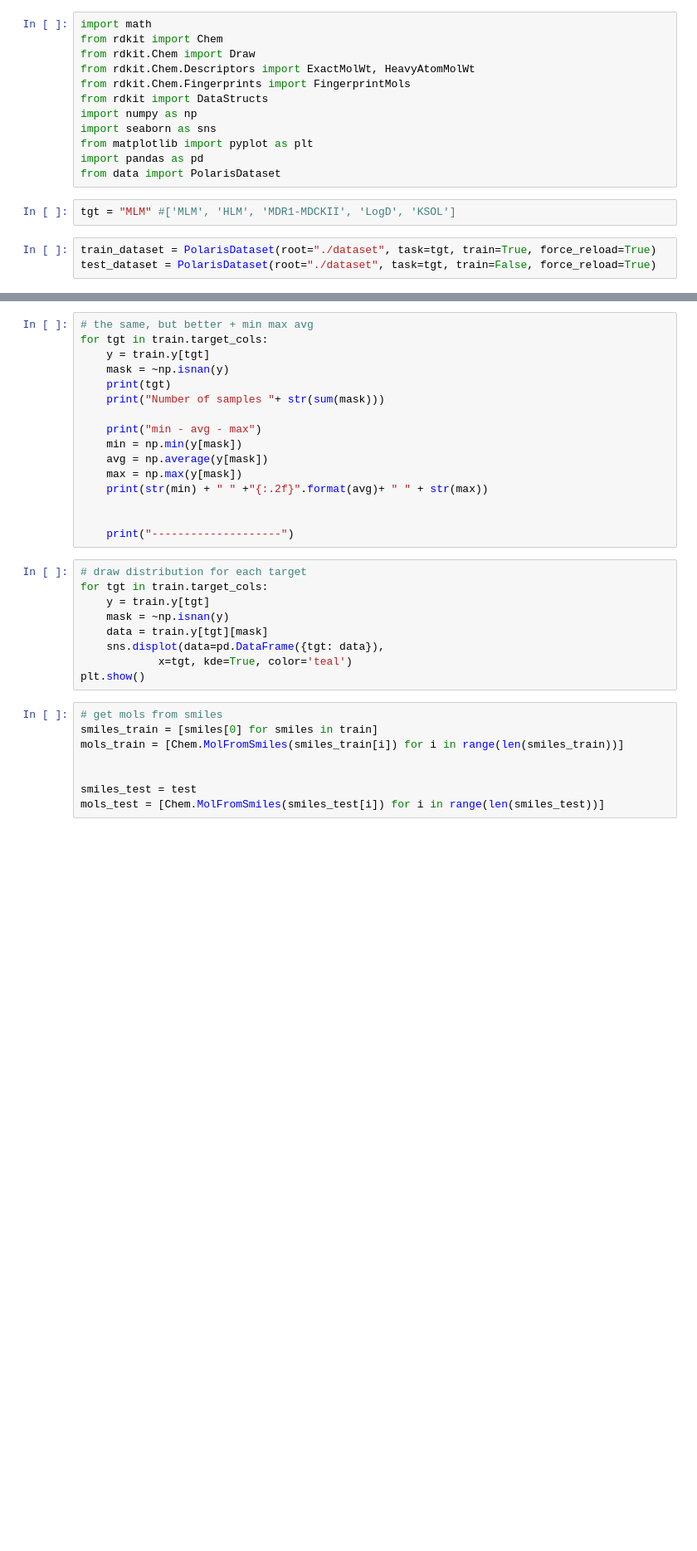
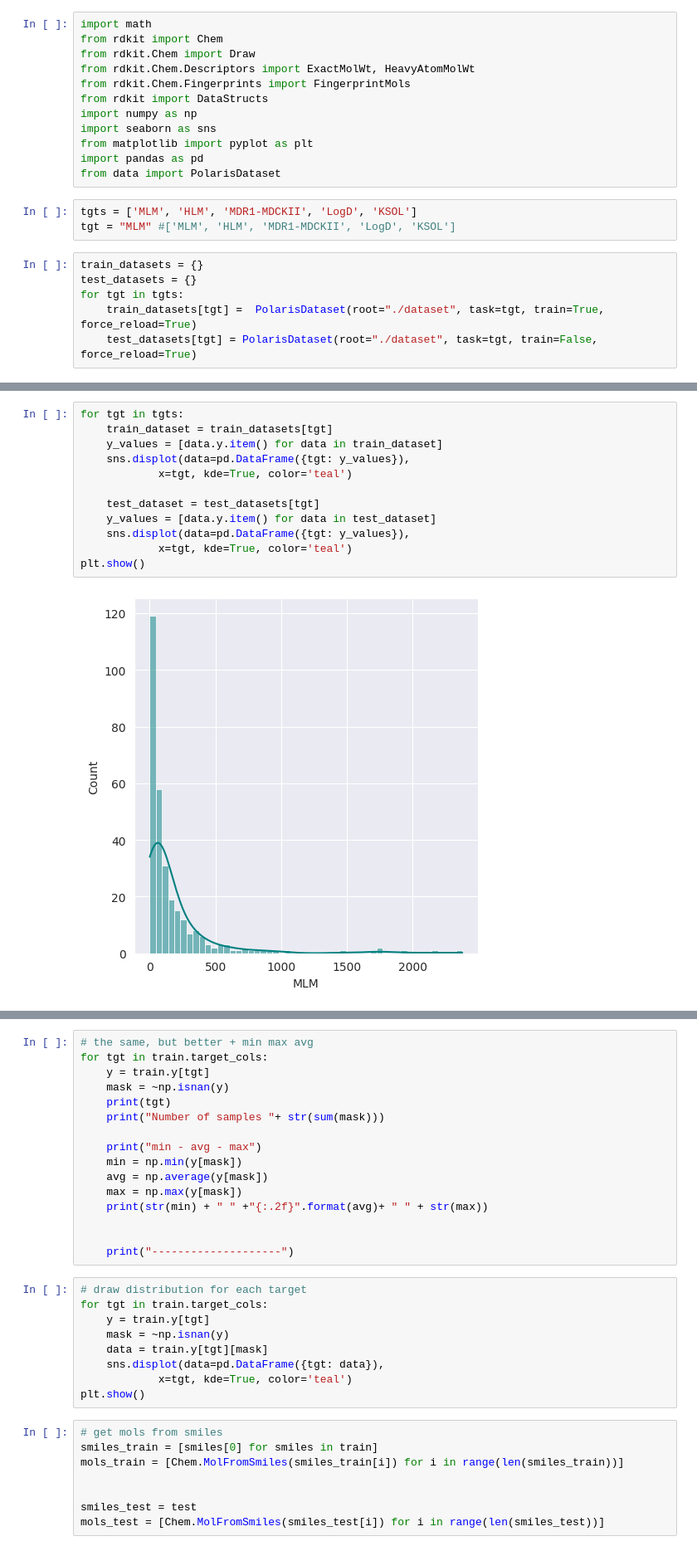
Before and after one commit to aehrlich1/stratified-tanimoto-split, a Jupyter notebook: data_exp_admet.ipynb, the cells around one changed output, grey strips where cells are left out. Shown at 83% size. Cells and saved outputs as stored; diff of their text form; blank space fills up the shorter version.

Commit message:
first plots - tgt distribution

```diff
--- a/data_exp_admet.ipynb
+++ b/data_exp_admet.ipynb
@@ -11,10 +11,14 @@ from matplotlib import pyplot as plt
 import pandas as pd
 from data import PolarisDataset
 # %%
+tgts = ['MLM', 'HLM', 'MDR1-MDCKII', 'LogD', 'KSOL']
 tgt = "MLM" #['MLM', 'HLM', 'MDR1-MDCKII', 'LogD', 'KSOL']
 # %%
-train_dataset = PolarisDataset(root="./dataset", task=tgt, train=True, force_reload=True)
-test_dataset = PolarisDataset(root="./dataset", task=tgt, train=False, force_reload=True)
+train_datasets = {}
+test_datasets = {}
+for tgt in tgts:
+    train_datasets[tgt] =  PolarisDataset(root="./dataset", task=tgt, train=True, force_reload=True)
+    test_datasets[tgt] = PolarisDataset(root="./dataset", task=tgt, train=False, force_reload=True)
 # %% [output]
 Processing...
 Done!
@@ -57,0 +85,14 @@ min - avg - max
+# %%
+for tgt in tgts:
+    train_dataset = train_datasets[tgt]
+    y_values = [data.y.item() for data in train_dataset]
+    sns.displot(data=pd.DataFrame({tgt: y_values}),
+            x=tgt, kde=True, color='teal')
+
+    test_dataset = test_datasets[tgt]
+    y_values = [data.y.item() for data in test_dataset]
+    sns.displot(data=pd.DataFrame({tgt: y_values}),
+            x=tgt, kde=True, color='teal')
+plt.show()
+# %% [output]
+[figure, added]
```
Also changed, not shown: parts of 3 cells of this notebook.
